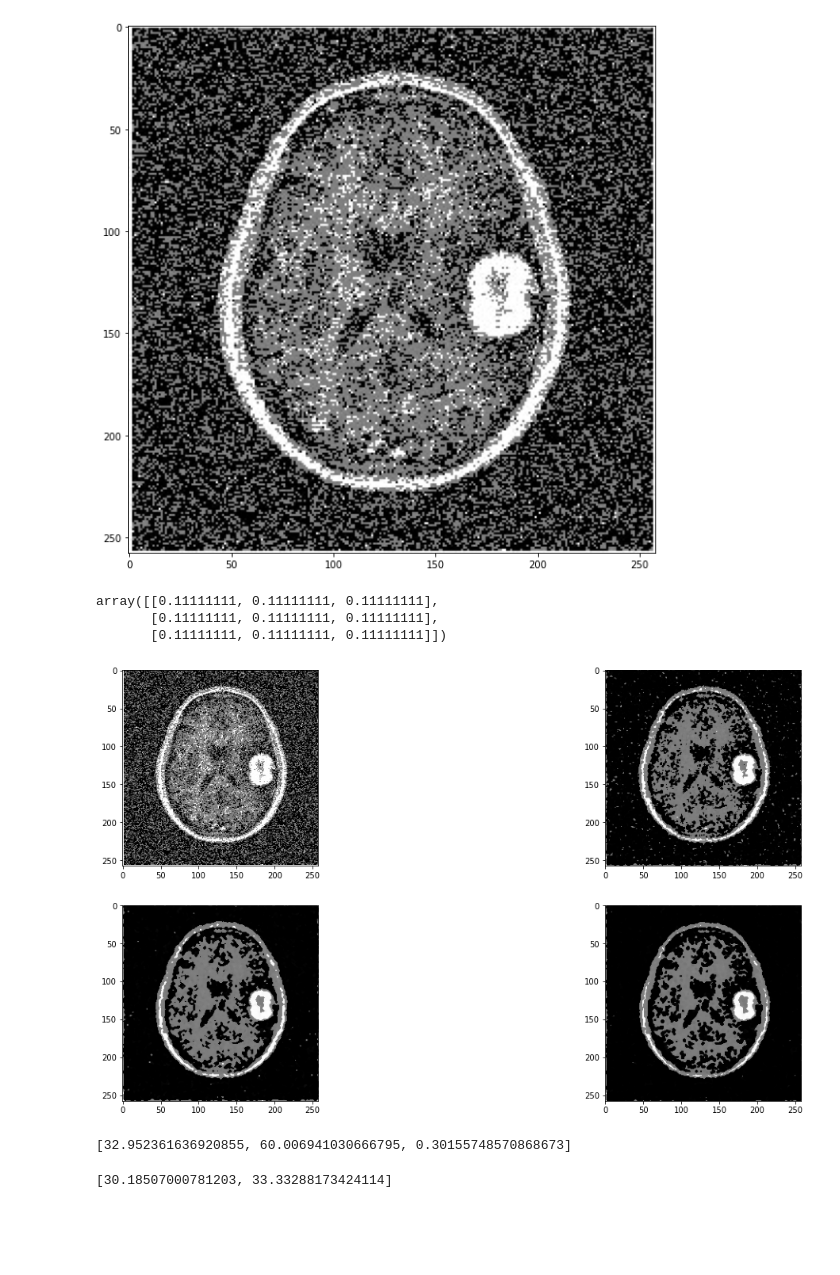
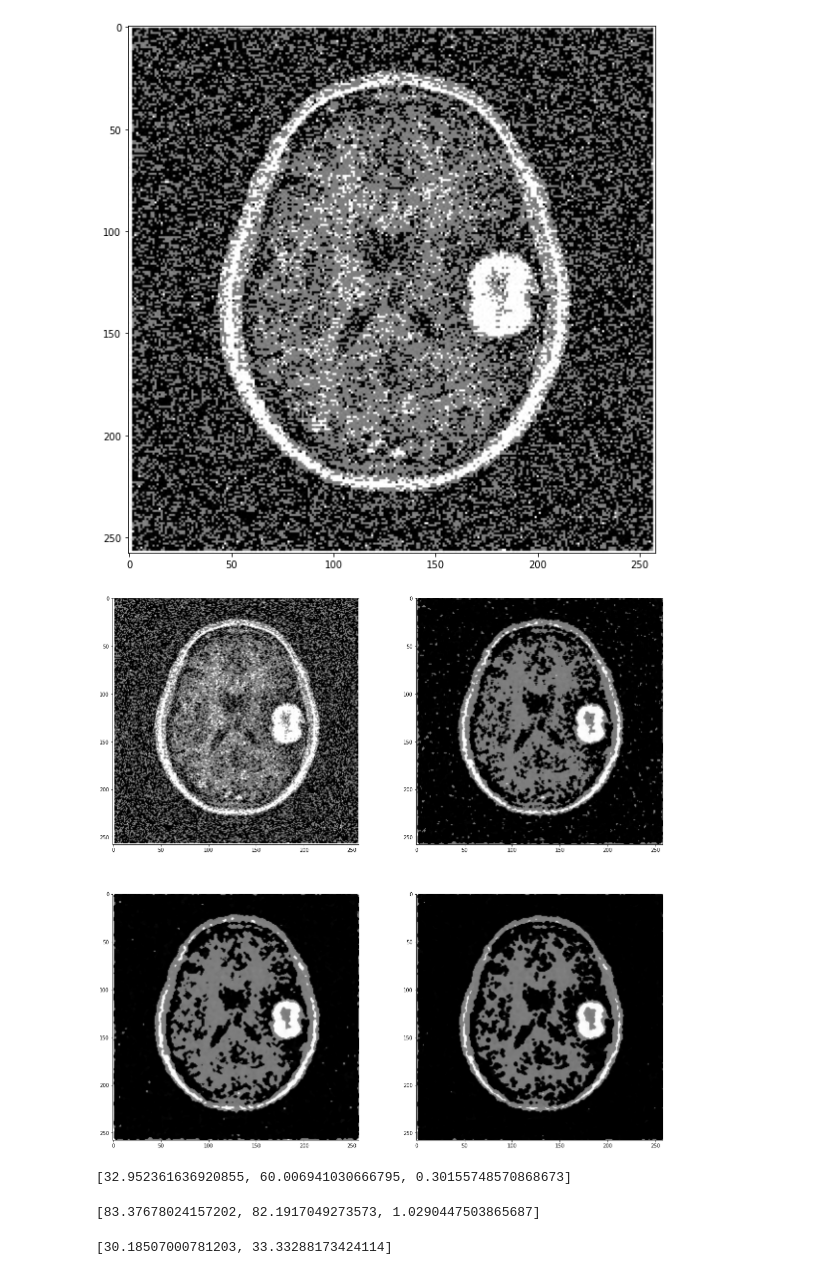
Before and after one commit to Sir-Thinkalot/College-Materials, a Jupyter notebook: Image Processing/Image-Restoration-1/Untitled1.ipynb, the cells around one changed output. Cells and saved outputs as stored; diff of their text form; code cells hidden in the pictures; blank space fills up the shorter version.

```diff
--- a/Image Processing/Image-Restoration-1/Untitled1.ipynb
+++ b/Image Processing/Image-Restoration-1/Untitled1.ipynb
@@ -79,25 +86,18 @@ im2.shape
 # %% [output]
 (258, 258)
 [figure]
-# %%
-weights = np.full((3,3),1/9)
-weights
-# %% [output]
-array([[0.11111111, 0.11111111, 0.11111111],
-       [0.11111111, 0.11111111, 0.11111111],
-       [0.11111111, 0.11111111, 0.11111111]])
 # %%
 im2_filt = ndi.percentile_filter(im2,25,size=3)
 im2_filt1 = ndi.median_filter(im2_filt,size=3)
 im2_filt2 = ndi.minimum_filter(im2_filt1,size=2)
-fig, axes = plt.subplots(2,2, figsize=(20,10))
+fig, axes = plt.subplots(2,2, figsize=(20,20))
 axes[0,0].imshow(im2,cmap='gray')
 axes[0,1].imshow(im2_filt,cmap='gray')
 axes[1,0].imshow(im2_filt1,cmap='gray')
 axes[1,1].imshow(im2_filt2,cmap='gray')
 plt.show()
 # %% [output]
-[figure, old version]
+[figure, new version]
 # %%
 im2_mean = np.mean(im2_filt2)           #Mean
 im2_std = np.std(im2_filt2)             #Standard Deviation
@@ -105,6 +105,13 @@ im2_ENL = np.square(im2_mean/im2_std)   #Equivalent Number of Looks
 [im2_mean,im2_std,im2_ENL]
 # %% [output]
 [32.952361636920855, 60.006941030666795, 0.30155748570868673]
+# %%
+im2_mean = np.mean(im2)           #Mean
+im2_std = np.std(im2)             #Standard Deviation
+im2_ENL = np.square(im2_mean/im2_std)   #Equivalent Number of Looks
+[im2_mean,im2_std,im2_ENL]
+# %% [output]
+[83.37678024157202, 82.1917049273573, 1.0290447503865687]
 # %%
 im2_MSE = np.square(np.subtract(im2,im2_filt1)).mean() #Mean Squared Error
 im2_PSNR = 10*np.log10(np.square(255)/im2_MSE)         #Peak Signal-to-Noise Ratio
```
Also changed, not shown: parts of 3 cells of this notebook.
